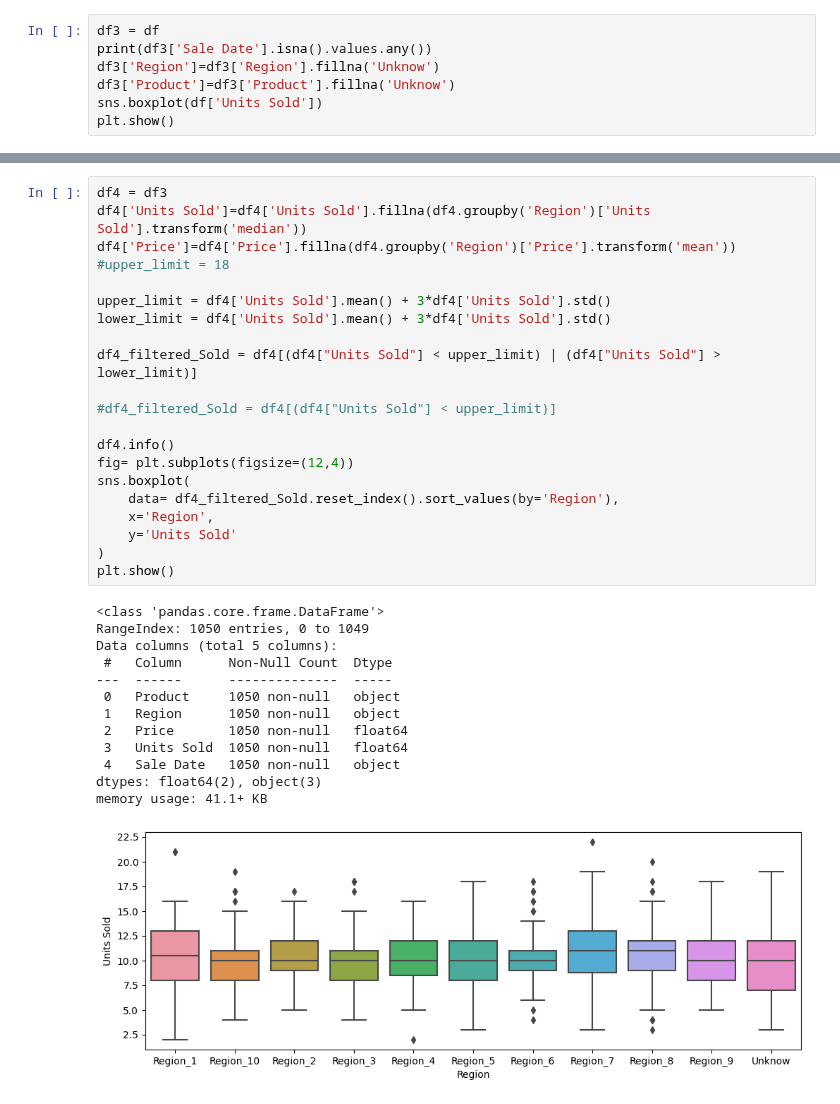
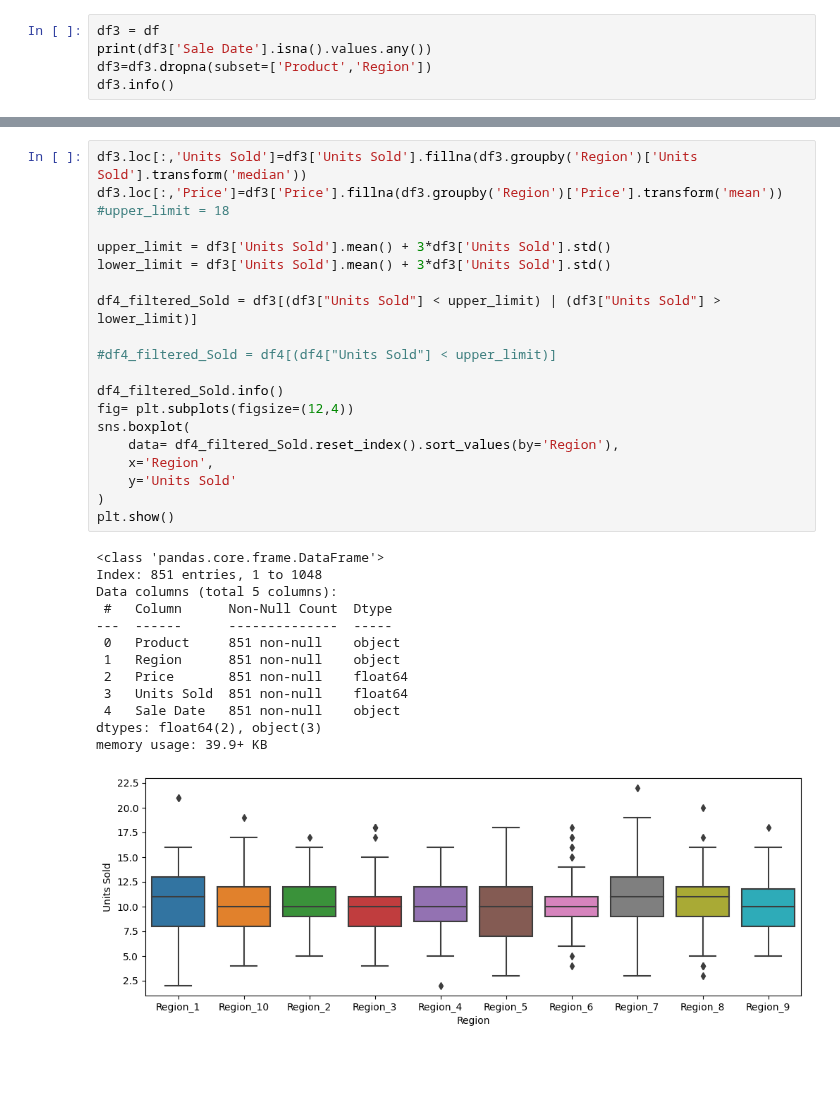
Before and after one commit to ChuHongHeMike/schulich_data_science_he55, a Jupyter notebook: Assignment/A1.ipynb, the cells around one changed output, grey strips where cells are left out. Drawn from its saved outputs; the diff is of its cells as text; blank space fills up the shorter version.

```diff
--- a/Assignment/A1.ipynb
+++ b/Assignment/A1.ipynb
@@ -21,9 +40,7 @@ memory usage: 41.1+ KB
 # %%
 df3 = df
 print(df3['Sale Date'].isna().values.any())
-df3['Region']=df3['Region'].fillna('Unknow')
-df3['Product']=df3['Product'].fillna('Unknow')
-sns.boxplot(df['Units Sold'])
-plt.show()
+df3=df3.dropna(subset=['Product','Region'])
+df3.info()
 # %% [output]
 False
@@ -48,35 +67,34 @@ Name: Units Sold, dtype: float64
 # %%
-df4 = df3
-df4['Units Sold']=df4['Units Sold'].fillna(df4.groupby('Region')['Units Sold'].transform('median'))
-df4['Price']=df4['Price'].fillna(df4.groupby('Region')['Price'].transform('mean'))
+df3.loc[:,'Units Sold']=df3['Units Sold'].fillna(df3.groupby('Region')['Units Sold'].transform('median'))
+df3.loc[:,'Price']=df3['Price'].fillna(df3.groupby('Region')['Price'].transform('mean'))
 #upper_limit = 18
 
-upper_limit = df4['Units Sold'].mean() + 3*df4['Units Sold'].std()
-lower_limit = df4['Units Sold'].mean() + 3*df4['Units Sold'].std()
+upper_limit = df3['Units Sold'].mean() + 3*df3['Units Sold'].std()
+lower_limit = df3['Units Sold'].mean() + 3*df3['Units Sold'].std()
 
-df4_filtered_Sold = df4[(df4["Units Sold"] < upper_limit) | (df4["Units Sold"] > lower_limit)]
+df4_filtered_Sold = df3[(df3["Units Sold"] < upper_limit) | (df3["Units Sold"] > lower_limit)]
 
 #df4_filtered_Sold = df4[(df4["Units Sold"] < upper_limit)]
 
-df4.info()
+df4_filtered_Sold.info()
 fig= plt.subplots(figsize=(12,4))
 sns.boxplot(
     data= df4_filtered_Sold.reset_index().sort_values(by='Region'),
     x='Region',
     y='Units Sold'
 )
 plt.show()
 # %% [output]
 <class 'pandas.core.frame.DataFrame'>
-RangeIndex: 1050 entries, 0 to 1049
+Index: 851 entries, 1 to 1048
 Data columns (total 5 columns):
  #   Column      Non-Null Count  Dtype
 ---  ------      --------------  -----
- 0   Product     1050 non-null   object
- 1   Region      1050 non-null   object
- 2   Price       1050 non-null   float64
- 3   Units Sold  1050 non-null   float64
- 4   Sale Date   1050 non-null   object
+ 0   Product     851 non-null    object
+ 1   Region      851 non-null    object
+ 2   Price       851 non-null    float64
+ 3   Units Sold  851 non-null    float64
+ 4   Sale Date   851 non-null    object
 dtypes: float64(2), object(3)
-memory usage: 41.1+ KB
+memory usage: 39.9+ KB
-[figure, old version]
+[figure, new version]
```
Also changed, not shown: parts of 6 cells of this notebook.
